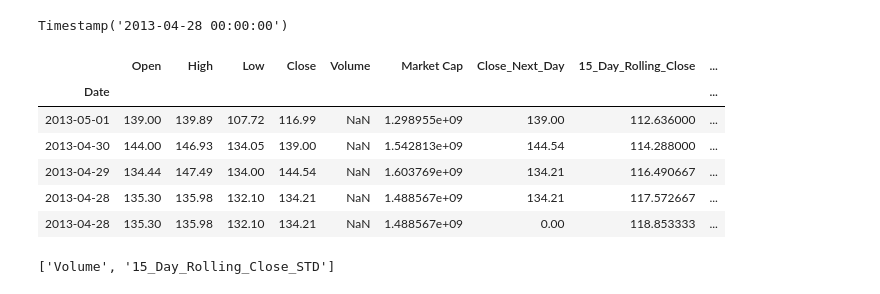
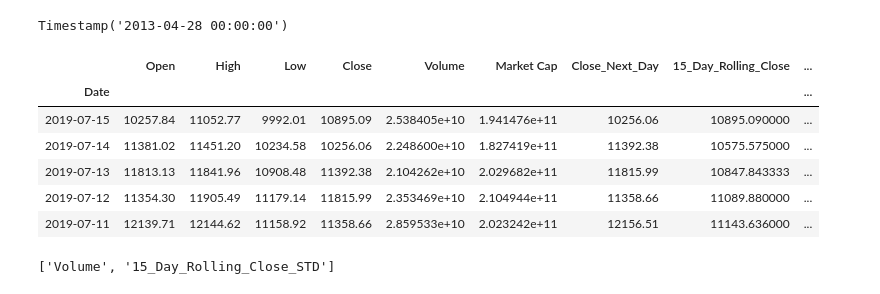
Before and after one commit to DhanushkaAbeyratne/Bitcoin-Price-Prediction---ARIMA, a Jupyter notebook: My_ids_project.ipynb, the cells around one changed output. Drawn from its saved outputs; the diff is of its cells as text; code cells hidden in the pictures.

```diff
--- a/My_ids_project.ipynb
+++ b/My_ids_project.ipynb
@@ -83,15 +85,15 @@ min(df_bitcoin.index)
 # %% [output]
 Timestamp('2013-04-28 00:00:00')
 # %%
-df_bitcoin.tail()
+df_bitcoin.head()
 # %% [output]
 |  | Open | High | Low | Close | Volume | Market Cap | Close_Next_Day | 15_Day_Rolling_Close | ... |
 | Date |  |  |  |  |  |  |  |  | ... |
-| 2013-05-01 | 139.00 | 139.89 | 107.72 | 116.99 | NaN | 1.298955e+09 | 139.00 | 112.636000 | ... |
-| 2013-04-30 | 144.00 | 146.93 | 134.05 | 139.00 | NaN | 1.542813e+09 | 144.54 | 114.288000 | ... |
-| 2013-04-29 | 134.44 | 147.49 | 134.00 | 144.54 | NaN | 1.603769e+09 | 134.21 | 116.490667 | ... |
-| 2013-04-28 | 135.30 | 135.98 | 132.10 | 134.21 | NaN | 1.488567e+09 | 134.21 | 117.572667 | ... |
-| 2013-04-28 | 135.30 | 135.98 | 132.10 | 134.21 | NaN | 1.488567e+09 | 0.00 | 118.853333 | ... |
+| 2019-07-15 | 10257.84 | 11052.77 | 9992.01 | 10895.09 | 2.538405e+10 | 1.941476e+11 | 10256.06 | 10895.090000 | ... |
+| 2019-07-14 | 11381.02 | 11451.20 | 10234.58 | 10256.06 | 2.248600e+10 | 1.827419e+11 | 11392.38 | 10575.575000 | ... |
+| 2019-07-13 | 11813.13 | 11841.96 | 10908.48 | 11392.38 | 2.104262e+10 | 2.029682e+11 | 11815.99 | 10847.843333 | ... |
+| 2019-07-12 | 11354.30 | 11905.49 | 11179.14 | 11815.99 | 2.353469e+10 | 2.104944e+11 | 11358.66 | 11089.880000 | ... |
+| 2019-07-11 | 12139.71 | 12144.62 | 11158.92 | 11358.66 | 2.859533e+10 | 2.023242e+11 | 12156.51 | 11143.636000 | ... |
 # %%
 df_bitcoin.columns[df_bitcoin.isna().any()].tolist()
 # %% [output]
```
Also changed, not shown: parts of 12 cells of this notebook.
